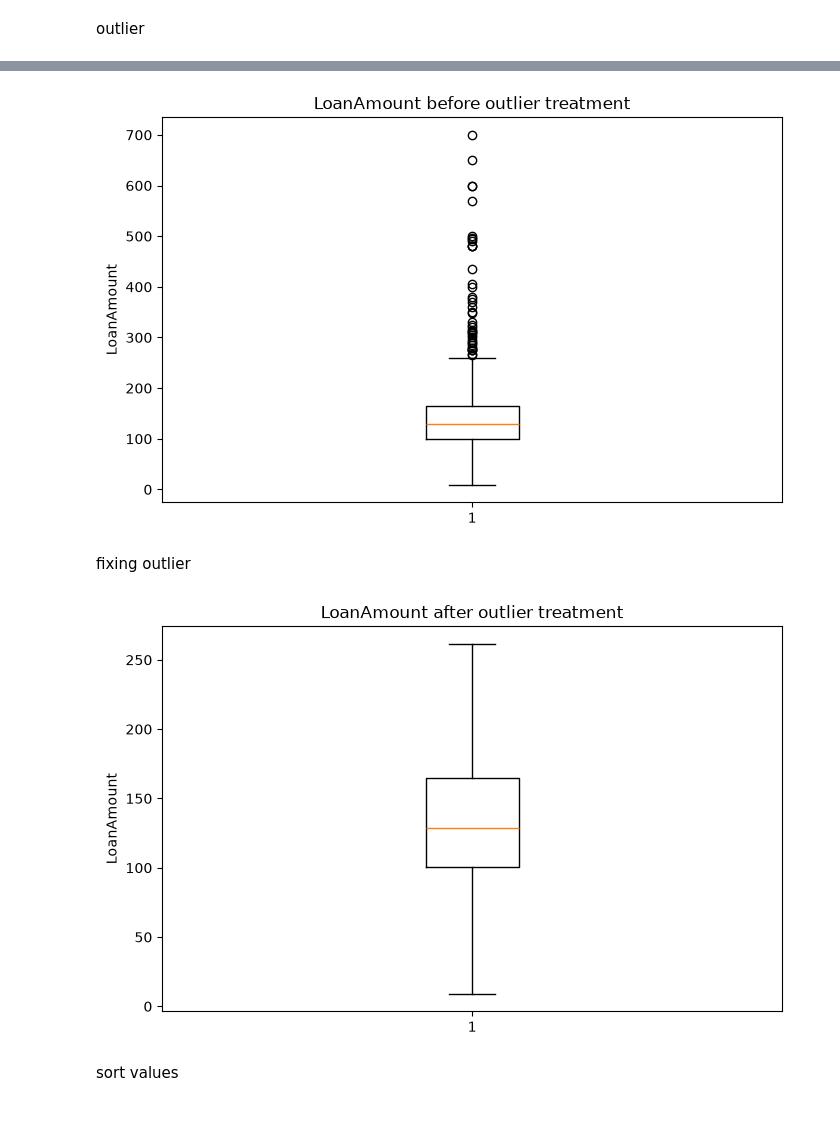
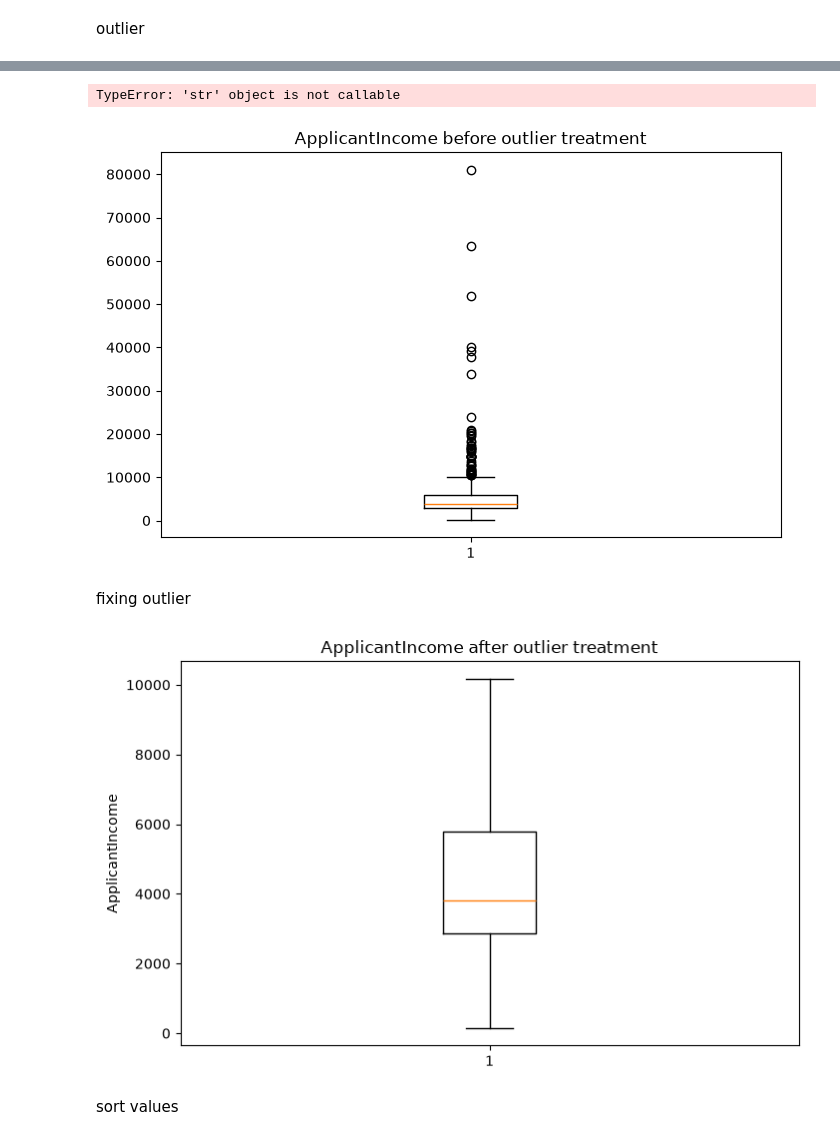
Before and after one commit to asifrahmanshaik27/AIML-PROJECT, a Jupyter notebook: Project_1(Loan_Prediction).ipynb, the cells around one changed output, grey strips where cells are left out. Cells and saved outputs as stored; diff of their text form; code cells hidden in the pictures.

```diff
--- a/Project_1(Loan_Prediction).ipynb
+++ b/Project_1(Loan_Prediction).ipynb
@@ -2,7 +2,7 @@
 importing dataset
 # %%
 import pandas as pd
-df=pd.read_csv(r"C:\Users\Lenovo\OneDrive\Desktop\training\.venv\Scripts\Datasets\Loan.csv")
+df=pd.read_csv("Loan.csv")
 print(df.head(3))
 # %% [output]
     Loan_ID Gender Married Dependents Education Self_Employed  \
@@ -253,8 +253,8 @@ df.corr(numeric_only=True)
 # %% [markdown]
 outlier
 # %%
-q1=df['LoanAmount'].quantile(0.25)
-q3=df["LoanAmount"].quantile(0.75)
+q1=df['ApplicantIncome'].quantile(0.25)
+q3=df["ApplicantIncome"].quantile(0.75)
 IQR=q3-q1
 lower_limit=q1-1.5*IQR
 upper_limit=q3+1.5*IQR
@@ -264,10 +264,10 @@ print("IQR:",IQR)
 print("lower_limit:",lower_limit)
 print("upper_limit:",upper_limit)
 outliers=df[
-    (df["LoanAmount"]<lower_limit) |
-    (df["LoanAmount"]>upper_limit)
+    (df["ApplicantIncome"]<lower_limit) |
+    (df["ApplicantIncome"]>upper_limit)
 ]
-print("\n LoanAmount Outliers:",len(outliers))
-print("\n LoanAmount outliers:")
-print(outliers[["Loan_ID","LoanAmount"]].head(20))
+print("\n ApplicantIncome Outliers:",len(outliers))
+print("\n ApplicantIncome outliers:")
+print(outliers[["Loan_ID","ApplicantIncome"]].head(20))
 # %% [output]
@@ -291,26 +291,28 @@ upper_limit: 261.5
 # %%
+import matplotlib.pyplot as plt
 plt.figure(figsize=(8,5))
-plt.boxplot(df['LoanAmount'])
-plt.title("LoanAmount before outlier treatment")
-plt.ylabel("LoanAmount")
+plt.boxplot(df['ApplicantIncome'])
+plt.title("ApplicantIncome before outlier treatment")
+plt.ylabel("ApplicantIncome")
 plt.show()
 # %% [output]
+TypeError: 'str' object is not callable
-[figure, old version]
+[figure, new version]
 # %% [markdown]
 fixing outlier
 # %%
-df["LoanAmount_capped"]=df["LoanAmount"].clip(
+df["ApplicantIncome_capped"]=df["ApplicantIncome"].clip(
     lower=lower_limit,
     upper=upper_limit
 )
 # %%
 plt.figure(figsize=(8,5))
-plt.boxplot(df['LoanAmount_capped'])
-plt.title("LoanAmount after outlier treatment")
-plt.ylabel("LoanAmount")
+plt.boxplot(df['ApplicantIncome_capped'])
+plt.title("ApplicantIncome after outlier treatment")
+plt.ylabel("ApplicantIncome")
 plt.show()
 # %% [output]
-[figure, old version]
+[figure, new version]
 # %% [markdown]
 sort values
 # %%
```
Also changed, not shown: parts of 13 cells of this notebook, 2 other files.
